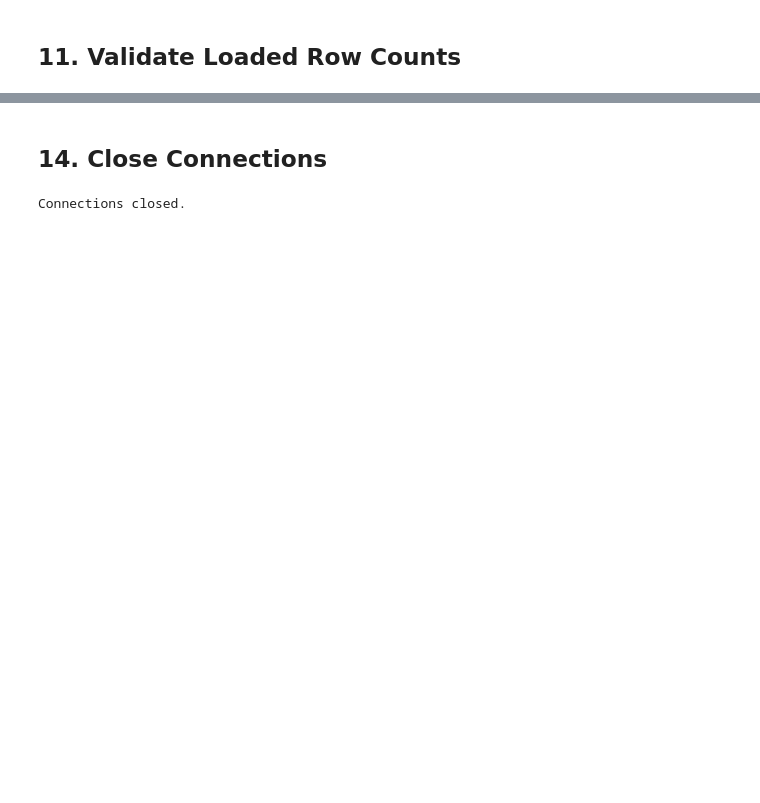
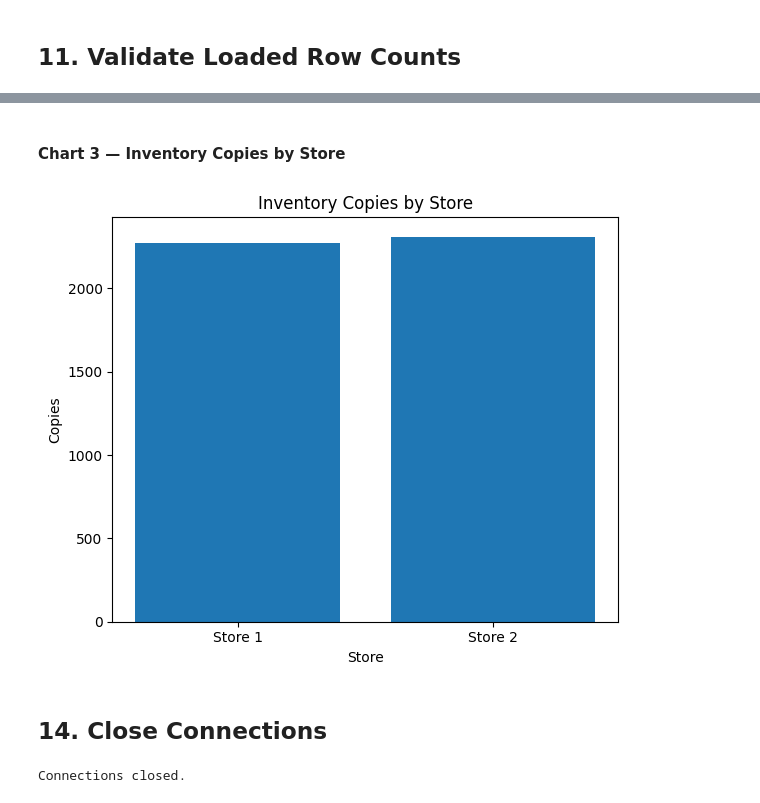
Before and after one commit to Saleem-ah/DB2-finalHW, a Jupyter notebook: finaljupyter.ipynb, the cells around one changed output, grey strips where cells are left out. Saved outputs shown, nothing was run; the diff lists cells and outputs as text; code cells hidden in the pictures; blank space fills up the shorter version.

```diff
--- a/finaljupyter.ipynb
+++ b/finaljupyter.ipynb
@@ -602,3 +712,26 @@ pd.read_sql(row_count_sql, dw_engine)
+# %% [markdown]
+#### Chart 3 — Inventory Copies by Store
+# %%
+inventory_by_store = pd.read_sql("""
+SELECT
+    CONCAT('Store ', s.store_id) AS Store,
+    COUNT(fi.inventory_key) AS Copies
+FROM Fact_Inventory fi
+JOIN Dim_Store s
+    ON fi.store_key = s.store_key
+GROUP BY s.store_id
+ORDER BY s.store_id;
+""", dw_engine)
+
+plt.figure(figsize=(6,5))
+plt.bar(inventory_by_store["Store"], inventory_by_store["Copies"])
+plt.title("Inventory Copies by Store")
+plt.xlabel("Store")
+plt.ylabel("Copies")
+plt.tight_layout()
+plt.show()
+# %% [output]
+[figure, added]
 # %% [markdown]
 ## 14. Close Connections
 # %%
```
Also changed, not shown: parts of 13 cells of this notebook, 4 other files.
